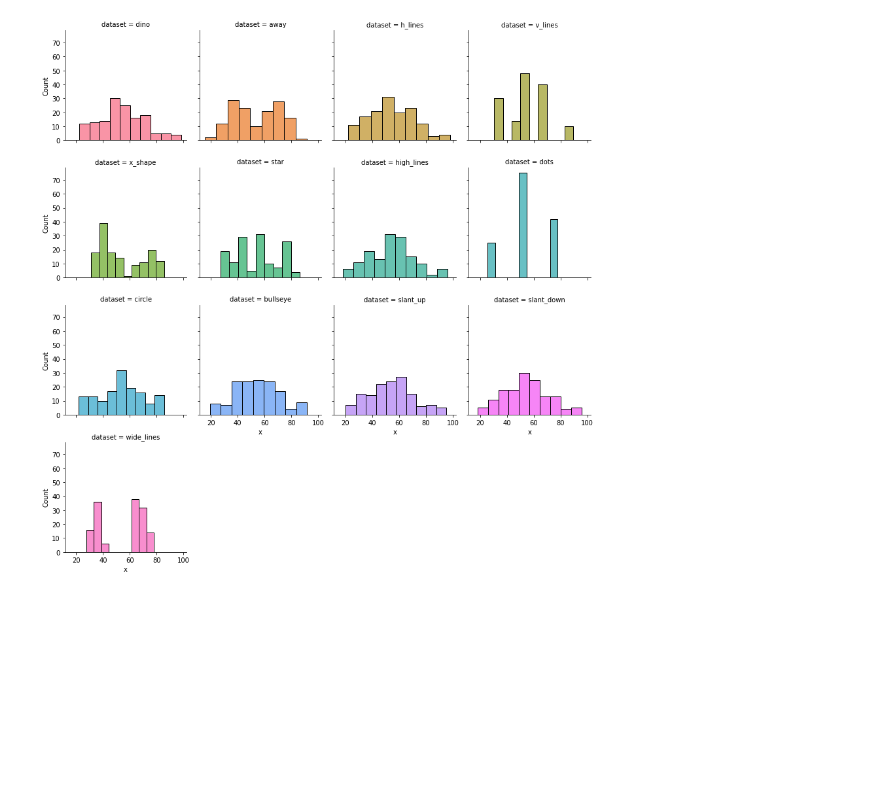
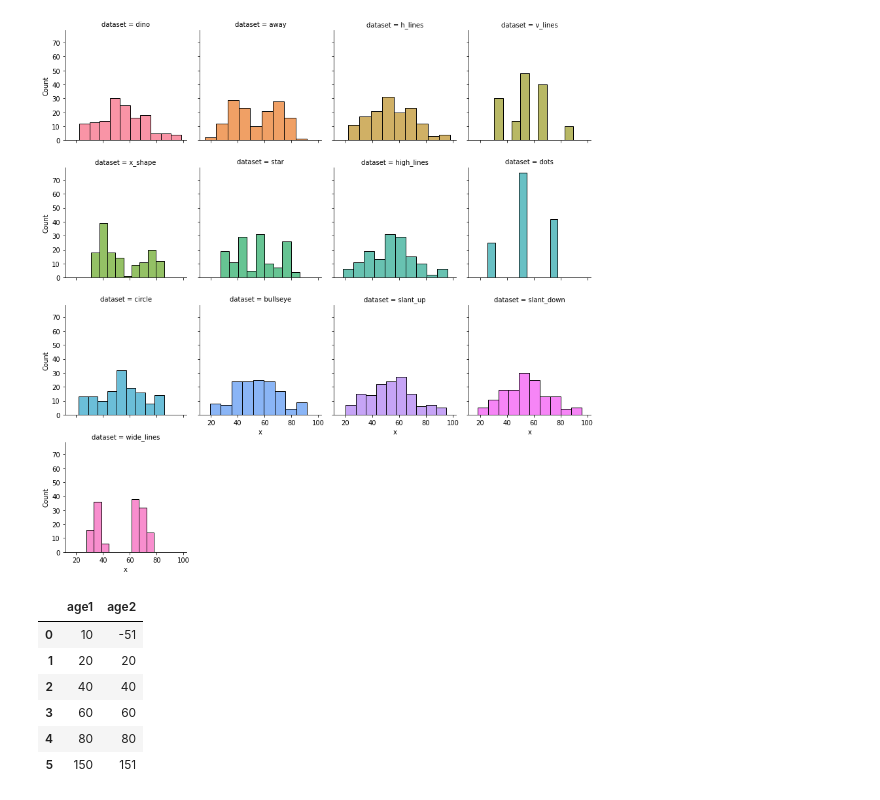
Before and after one commit to nlihin/data-analytics, a Jupyter notebook: unit4.ipynb, the cells around one changed output. Saved outputs shown, nothing was run; the diff lists cells and outputs as text; code cells hidden in the pictures; blank space fills up the shorter version.

```diff
--- a/unit4.ipynb
+++ b/unit4.ipynb
@@ -371,3 +436,15 @@ grid_histplots.map_dataframe(sns.histplot, x = 'x')
 # %% [output]
 <seaborn.axisgrid.FacetGrid at 0x...>
 [figure]
+# %%
+df = pd.DataFrame({'age1': [10,20,40,60,80,150],
+                   'age2': [-51,20,40,60,80,151]})
+df
+# %% [output]
+|  | age1 | age2 |
+| 0 | 10 | -51 |
+| 1 | 20 | 20 |
+| 2 | 40 | 40 |
+| 3 | 60 | 60 |
+| 4 | 80 | 80 |
+| 5 | 150 | 151 |
```
Also changed, not shown: parts of 45 cells of this notebook, 2 other files.
